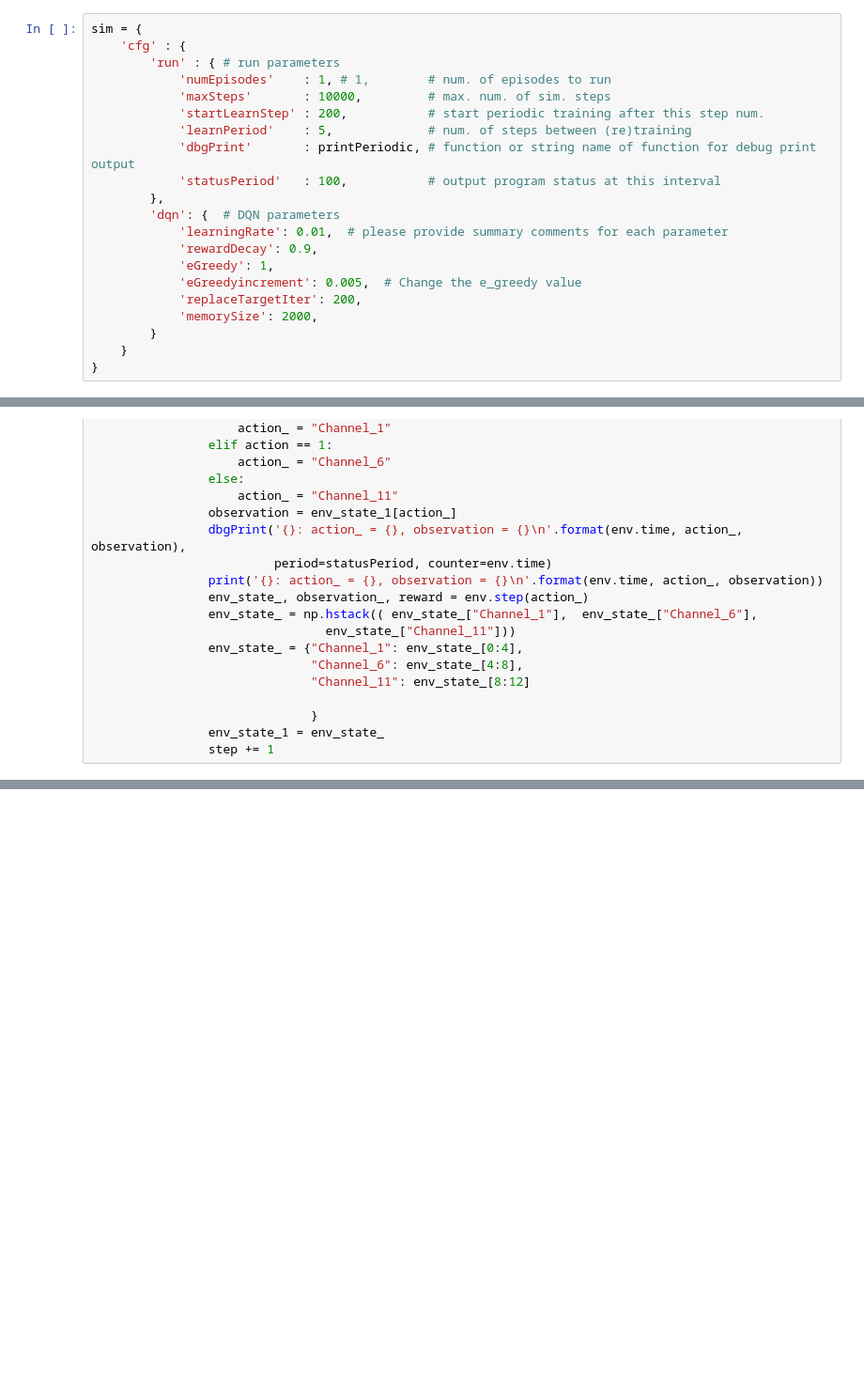
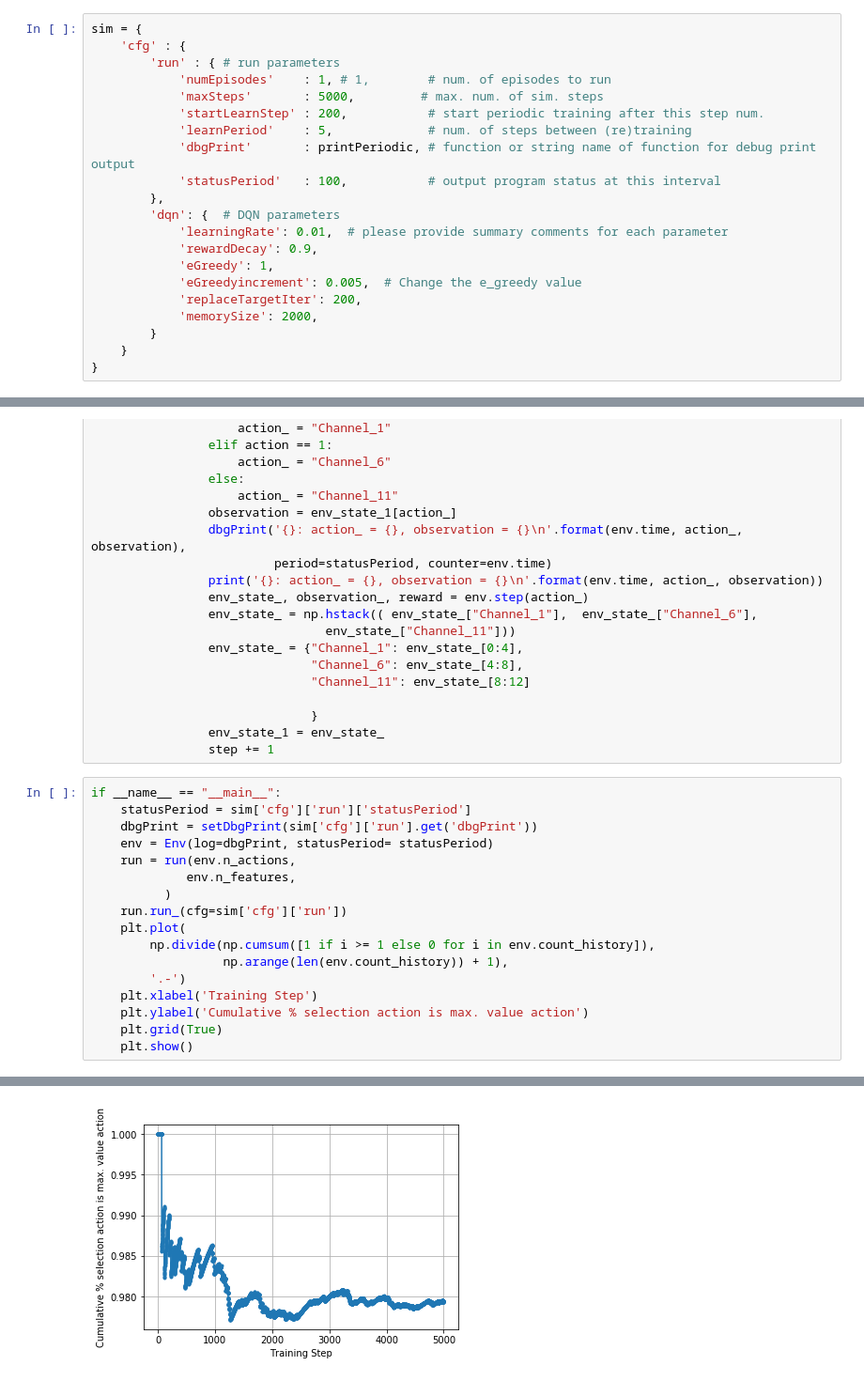
Before and after one commit to wlmsnow/Channel_Selection, a Jupyter notebook: test.ipynb, the cells around one changed output, grey strips where cells are left out. Shown at 94% size. Saved outputs shown, nothing was run; the diff lists cells and outputs as text; blank space fills up the shorter version.

```diff
--- a/test.ipynb
+++ b/test.ipynb
@@ -10,7 +10,7 @@ sim = {
     'cfg' : {
         'run' : { # run parameters
             'numEpisodes'    : 1, # 1,        # num. of episodes to run
-            'maxSteps'       : 10000,         # max. num. of sim. steps
+            'maxSteps'       : 5000,         # max. num. of sim. steps
             'startLearnStep' : 200,           # start periodic training after this step num.
             'learnPeriod'    : 5,             # num. of steps between (re)training
             'dbgPrint'       : printPeriodic, # function or string name of function for debug print output
@@ -99,3 +99,21 @@ class run():
                               }
                 env_state_1 = env_state_
                 step += 1
+# %%
+if __name__ == "__main__":
+    statusPeriod = sim['cfg']['run']['statusPeriod']
+    dbgPrint = setDbgPrint(sim['cfg']['run'].get('dbgPrint'))
+    env = Env(log=dbgPrint, statusPeriod= statusPeriod)
+    run = run(env.n_actions,
+             env.n_features,
+          )
+    run.run_(cfg=sim['cfg']['run'])
+    plt.plot(
+        np.divide(np.cumsum([1 if i >= 1 else 0 for i in env.count_history]),
+                  np.arange(len(env.count_history)) + 1),
+        '.-')
+    plt.xlabel('Training Step')
+    plt.ylabel('Cumulative % selection action is max. value action')
+    plt.grid(True)
+    plt.show()
+# %% [output]
@@ -101,0 +137 @@ class run():
+[figure, added]
```
Also changed, not shown: parts of 1 cell of this notebook.
